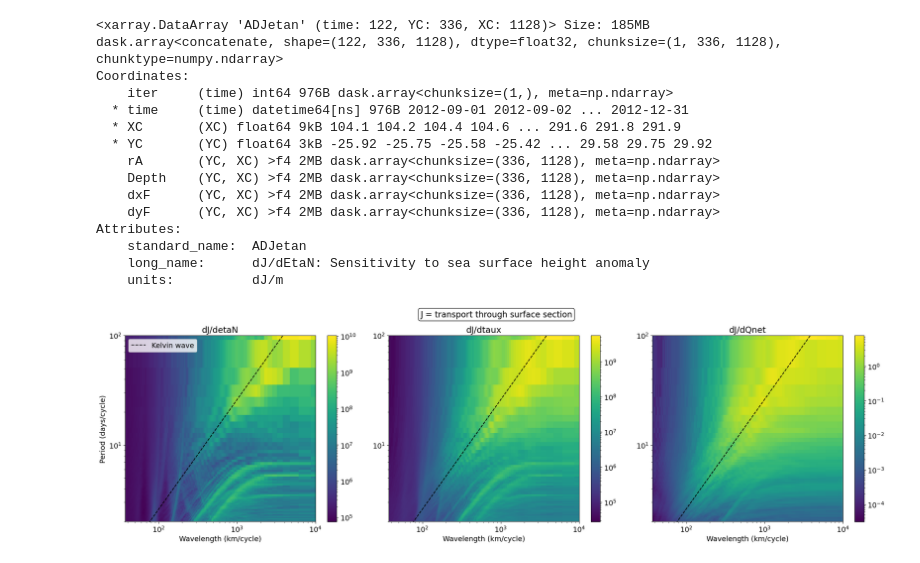
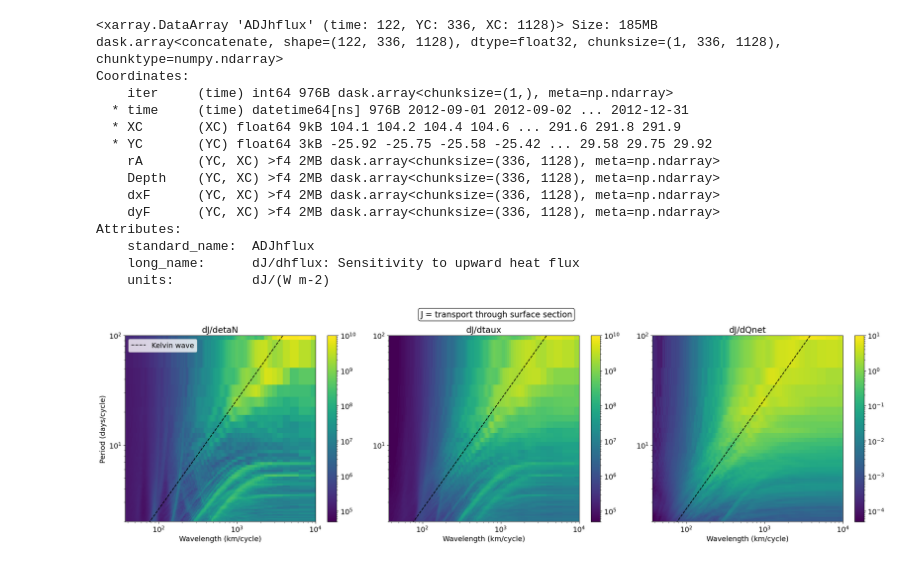
Before and after one commit to eldavenport/TPOSE6_Sensitivity, a Jupyter notebook: surface/surface_sensitivity_frequency_content.ipynb, the cells around one changed output. Drawn from its saved outputs; the diff is of its cells as text; code cells hidden in the pictures.

```diff
--- a/surface/surface_sensitivity_frequency_content.ipynb
+++ b/surface/surface_sensitivity_frequency_content.ipynb
@@ -33,9 +30,9 @@ tpose_ds['Z'] = tpose_ds.Z.astype(float)
 tpose_ds['XG'] = tpose_ds.XG.astype(float)
 tpose_ds['YG'] = tpose_ds.YG.astype(float)
 # %%
-print(tpose_ds.ADJetan)
+print(tpose_ds.ADJhflux)
 # %% [output]
-<xarray.DataArray 'ADJetan' (time: 122, YC: 336, XC: 1128)> Size: 185MB
+<xarray.DataArray 'ADJhflux' (time: 122, YC: 336, XC: 1128)> Size: 185MB
 dask.array<concatenate, shape=(122, 336, 1128), dtype=float32, chunksize=(1, 336, 1128), chunktype=numpy.ndarray>
 Coordinates:
     iter     (time) int64 976B dask.array<chunksize=(1,), meta=np.ndarray>
@@ -47,9 +44,9 @@ Coordinates:
     dxF      (YC, XC) >f4 2MB dask.array<chunksize=(336, 1128), meta=np.ndarray>
     dyF      (YC, XC) >f4 2MB dask.array<chunksize=(336, 1128), meta=np.ndarray>
 Attributes:
-    standard_name:  ADJetan
-    long_name:      dJ/dEtaN: Sensitivity to sea surface height anomaly
-    units:          dJ/m
+    standard_name:  ADJhflux
+    long_name:      dJ/dhflux: Sensitivity to upward heat flux
+    units:          dJ/(W m-2)
 # %%
 spectrum = np.abs(np.fft.fft2(tpose_ds.ADJetan, axes=(0, 2)))**2  # power spectrum over (t, x)
 spectrum_etan = tpose_ds.ADJetan.copy(deep=True)
@@ -113,42 +110,40 @@ from matplotlib.colors import LogNorm
 plt.rcParams['font.size'] = 14
 
 fig, ax = plt.subplots(figsize=(22, 7),ncols=3)
-pcm = ax[0].pcolormesh(W_pos, F_pos, spec_etan_pos, shading='auto', cmap='viridis', norm=LogNorm())
+pcm = ax[0].pcolormesh(W_pos, F_pos, spec_etan_pos, shading='auto', cmap='viridis', norm=LogNorm(vmin=5e4,vmax=1e10))
 ax[0].plot(lambda_km, T_kelvin_days, label='Kelvin wave', color='black', linestyle='--',linewidth=1.5)
 ax[0].loglog()
 ax[0].legend()
 ax[0].set_xlim(dx*2, 10000)  # Wavenumber in km/cycle
 ax[0].set_ylim(2, 100)  # Frequency in days/cycle
 ax[0].set_xlabel('Wavelength (km/cycle)')
 ax[0].set_ylabel('Period (days/cycle)')
 fig.colorbar(pcm, ax=ax[0])
 ax[0].set_title('dJ/detaN')
 
-pcm = ax[1].pcolormesh(W_pos, F_pos, spec_taux_pos, shading='auto', cmap='viridis', norm=LogNorm())
+pcm = ax[1].pcolormesh(W_pos, F_pos, spec_taux_pos, shading='auto', cmap='viridis', norm=LogNorm(vmin=5e4,vmax=1e10))
 ax[1].plot(lambda_km, T_kelvin_days, label='Kelvin wave (c = 2.8 m/s)', color='black', linestyle='--',linewidth=1.5)
 ax[1].loglog()
 ax[1].set_xlim(dx*2, 10000)  # Wavenumber in km/cycle
 ax[1].set_ylim(2, 100)  # Frequency in days/cycle
 ax[1].set_xlabel('Wavelength (km/cycle)')
-# ax[1].set_ylabel('Period (days/cycle)')
 fig.colorbar(pcm, ax=ax[1])
 ax[1].set_title('dJ/dtaux')
 
-pcm = ax[2].pcolormesh(W_pos, F_pos, spec_qnet_pos, shading='auto', cmap='viridis', norm=LogNorm())
+pcm = ax[2].pcolormesh(W_pos, F_pos, spec_qnet_pos, shading='auto', cmap='viridis', norm=LogNorm(vmin=5e-5,vmax=10))
 ax[2].plot(lambda_km, T_kelvin_days, label='Kelvin wave (c = 2.8 m/s)', color='black', linestyle='--',linewidth=1.5)
 ax[2].loglog()
 ax[2].set_xlim(dx*2, 10000)  # Wavenumber in km/cycle
 ax[2].set_ylim(2, 100)  # Frequency in days/cycle
 ax[2].set_xlabel('Wavelength (km/cycle)')
-# ax[2].set_ylabel('Period (days/cycle)')
 fig.colorbar(pcm,ax=ax[2])
 ax[2].set_title('dJ/dQnet')
 
 # Add text box above the subplots
 fig.text(0.5, 0.93, "J = transport through surface section", ha='center', va='top',
          fontsize=16, bbox=dict(facecolor='white', edgecolor='black', boxstyle='round,pad=0.25'))
 
 plt.tight_layout(rect=[0, 0, 1, 0.9])  # leave space at the top
-plt.show()
+fig.savefig('/home/edavenport/analysis/TPOSE6_Sensitivity/surface/space_time_freq_surface.png')
 # %% [output]
-[figure, old version]
+[figure, new version]
```
Also changed, not shown: parts of 3 cells of this notebook, 3 other files.
